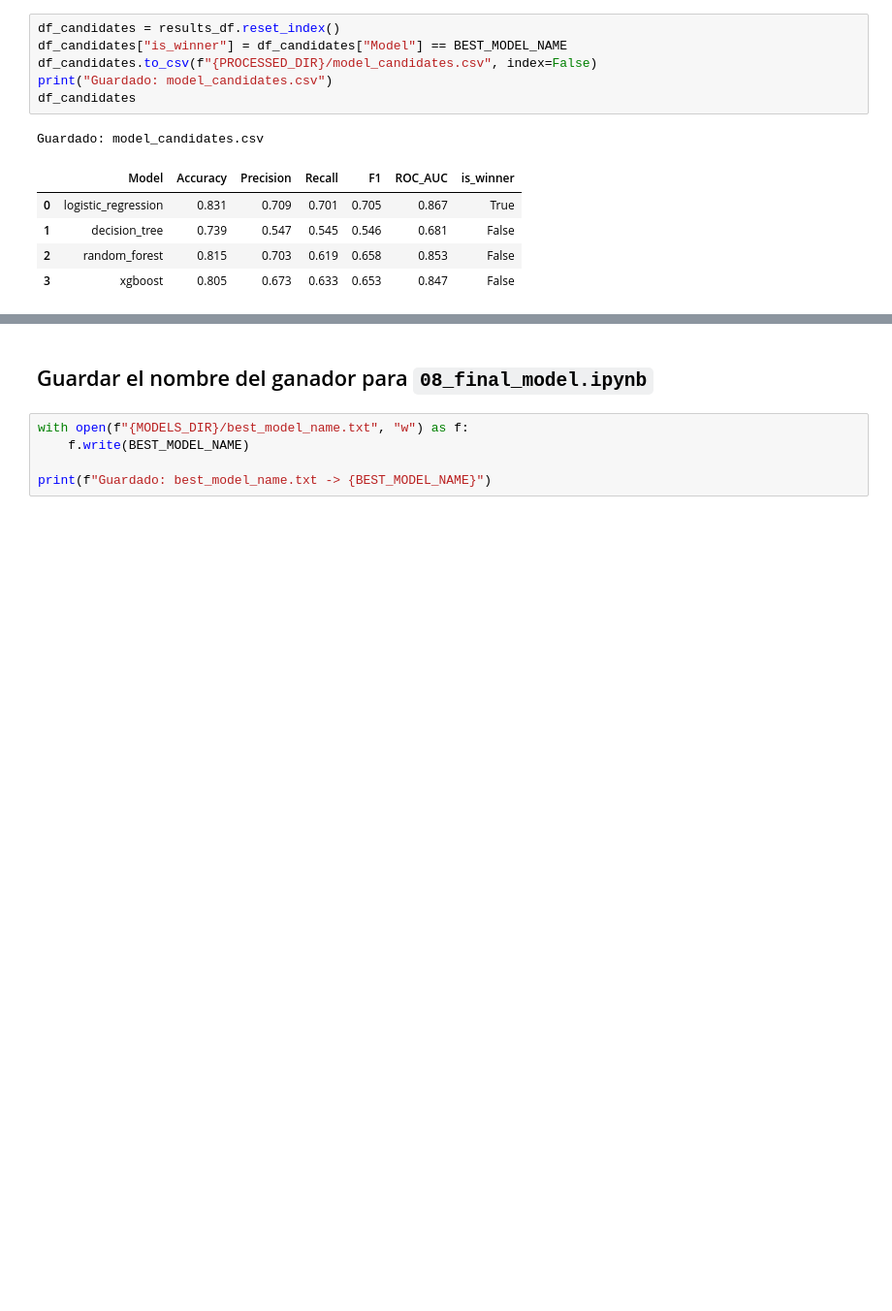
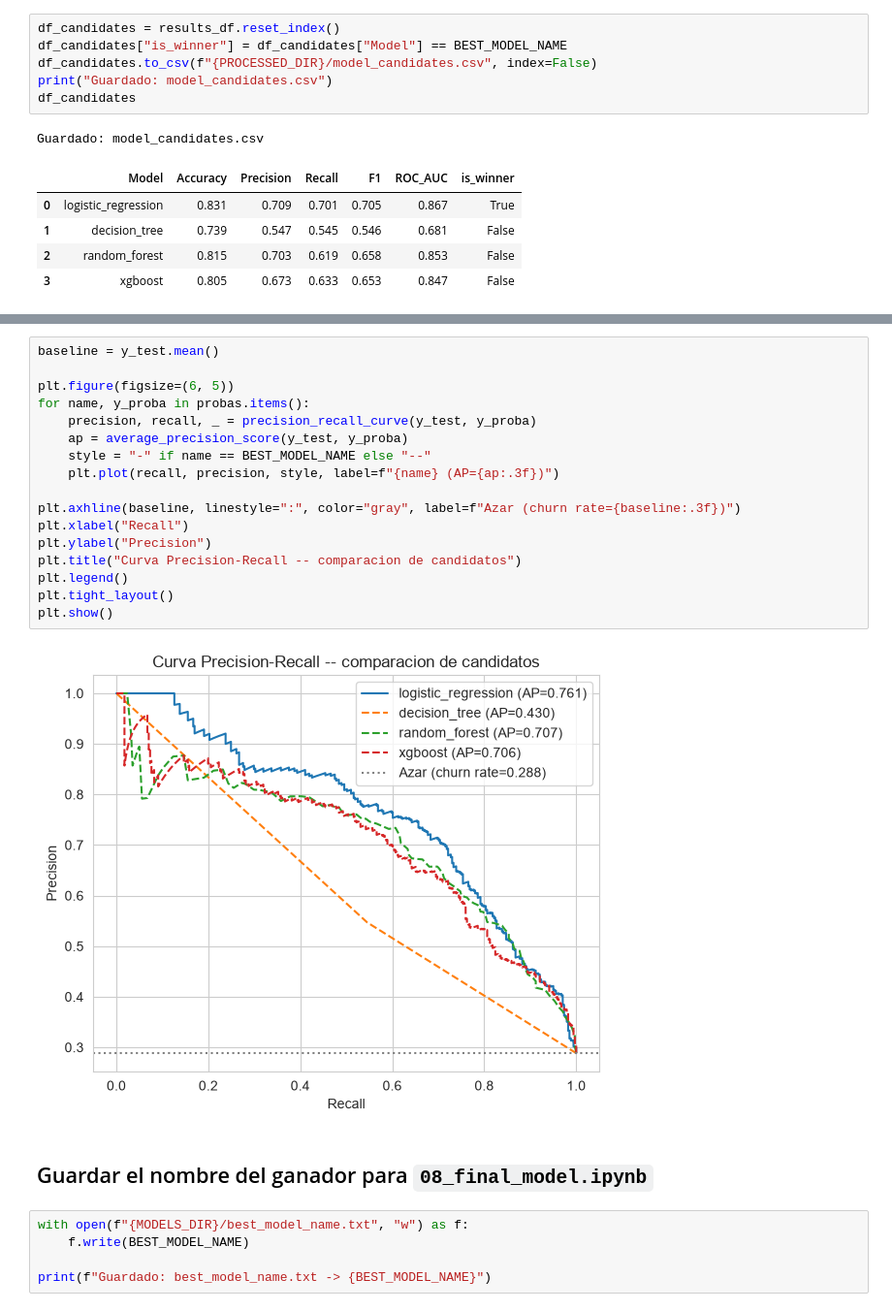
Before and after one commit to orodriguezh33/Customer-Churn-Analysis-Portfolio, a Jupyter notebook: notebooks/07_model_evaluation.ipynb, the cells around one changed output, grey strips where cells are left out. Shown at 97% size. Drawn from its saved outputs; the diff is of its cells as text; blank space fills up the shorter version.

```diff
--- a/notebooks/07_model_evaluation.ipynb
+++ b/notebooks/07_model_evaluation.ipynb
@@ -113,3 +126,22 @@ plt.show()
+# %%
+baseline = y_test.mean()
+
+plt.figure(figsize=(6, 5))
+for name, y_proba in probas.items():
+    precision, recall, _ = precision_recall_curve(y_test, y_proba)
+    ap = average_precision_score(y_test, y_proba)
+    style = "-" if name == BEST_MODEL_NAME else "--"
+    plt.plot(recall, precision, style, label=f"{name} (AP={ap:.3f})")
+
+plt.axhline(baseline, linestyle=":", color="gray", label=f"Azar (churn rate={baseline:.3f})")
+plt.xlabel("Recall")
+plt.ylabel("Precision")
+plt.title("Curva Precision-Recall -- comparacion de candidatos")
+plt.legend()
+plt.tight_layout()
+plt.show()
+# %% [output]
+[figure, added]
 # %% [markdown]
 ## Guardar el nombre del ganador para `08_final_model.ipynb`
 # %%
```
Also changed, not shown: parts of 4 cells of this notebook, 21 other files.
